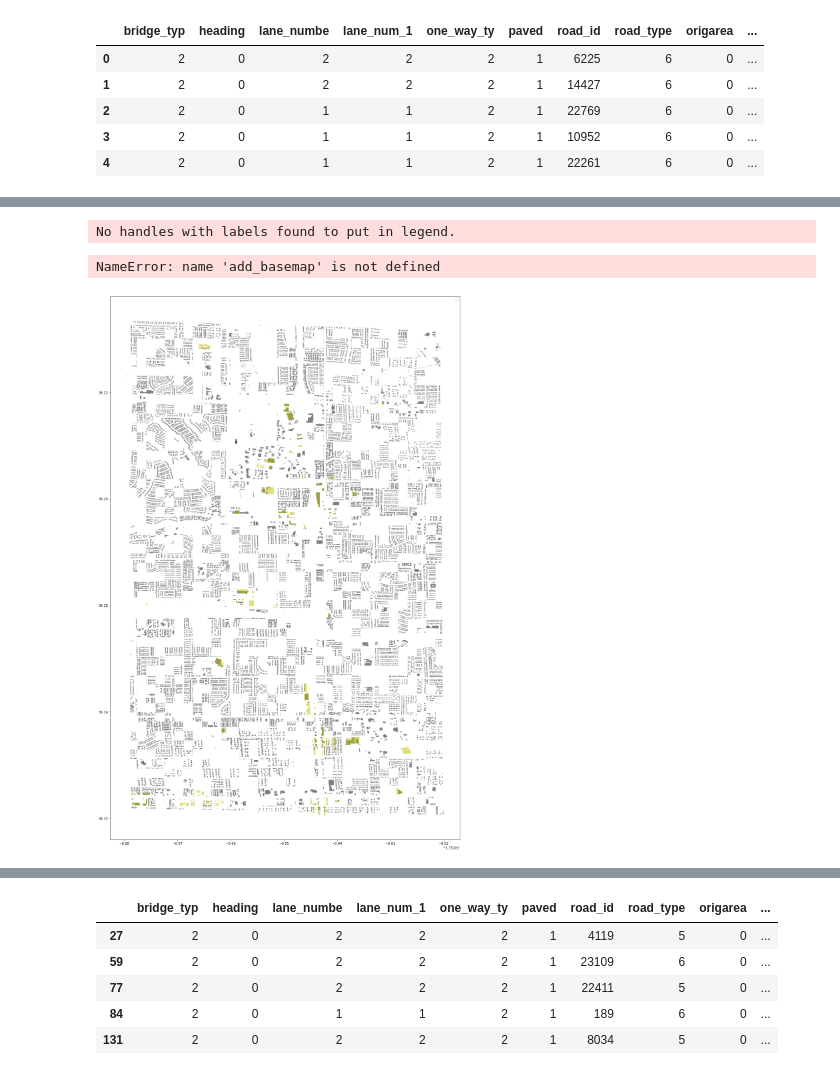
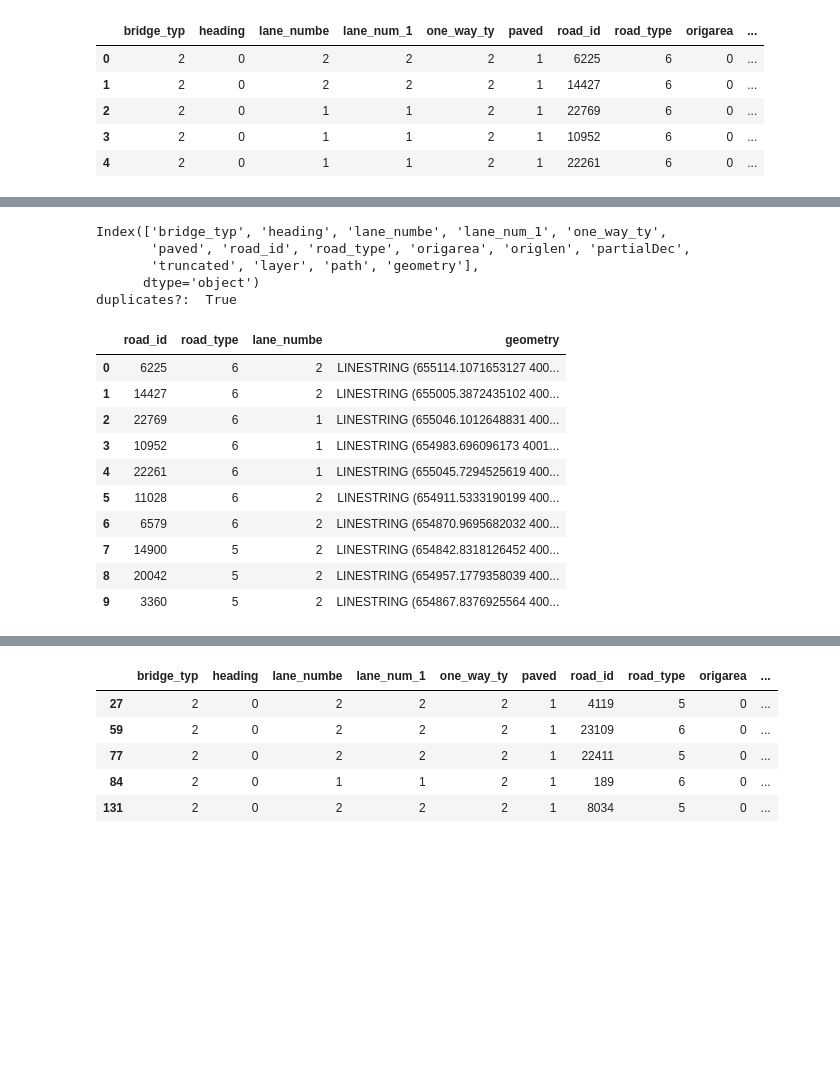
Before and after one commit to cocoaaa/PythonGIS, a Jupyter notebook: notebook/examples/01-vegas-samples.ipynb, the cells around one changed output, grey strips where cells are left out. Cells and saved outputs as stored; diff of their text form; code cells hidden in the pictures; blank space fills up the shorter version.

```diff
--- a/notebook/examples/01-vegas-samples.ipynb
+++ b/notebook/examples/01-vegas-samples.ipynb
@@ -280,13 +227,27 @@ def add_basemap(ax, zoom, url='http://tile.stamen.com/terrain/tileZ/tileX/tileY.
-# %%
-# plot_two_gdfs(orig_roads, osm_roads)
-def test_plot_two_gdfs():
-    _, ax = plot_two_gdfs(orig_blds, osm_blds)
-    basemap, extent = add_basemap(ax, zoom=13)
-    print(extent)
-    pdb.set_trace()
-
-test_plot_two_gdfs()
-# %% [output]
-No handles with labels found to put in legend.
-NameError: name 'add_basemap' is not defined
-[figure, removed]
+# %%
+# each column content examination
+## Roads
+print(orig_roads.columns)
+print("duplicates?: ", orig_roads['lane_numbe'].equals(orig_roads['lane_num_1']))
+keep_road_cols = ['road_id', 'road_type', 'lane_numbe','geometry']
+roads_utm = orig_roads_utm[keep_road_cols]
+# %% [output]
+Index(['bridge_typ', 'heading', 'lane_numbe', 'lane_num_1', 'one_way_ty',
+       'paved', 'road_id', 'road_type', 'origarea', 'origlen', 'partialDec',
+       'truncated', 'layer', 'path', 'geometry'],
+      dtype='object')
+duplicates?:  True
+# %%
+roads_utm.head(10)
+# %% [output]
+|  | road_id | road_type | lane_numbe | geometry |
+| 0 | 6225 | 6 | 2 | LINESTRING (655114.1071653127 400... |
+| 1 | 14427 | 6 | 2 | LINESTRING (655005.3872435102 400... |
+| 2 | 22769 | 6 | 1 | LINESTRING (655046.1012648831 400... |
+| 3 | 10952 | 6 | 1 | LINESTRING (654983.696096173 4001... |
+| 4 | 22261 | 6 | 1 | LINESTRING (655045.7294525619 400... |
+| 5 | 11028 | 6 | 2 | LINESTRING (654911.5333190199 400... |
+| 6 | 6579 | 6 | 2 | LINESTRING (654870.9695682032 400... |
+| 7 | 14900 | 5 | 2 | LINESTRING (654842.8318126452 400... |
+| 8 | 20042 | 5 | 2 | LINESTRING (654957.1779358039 400... |
+| 9 | 3360 | 5 | 2 | LINESTRING (654867.8376925564 400... |
```
Also changed, not shown: parts of 49 cells of this notebook, 2 other files.
